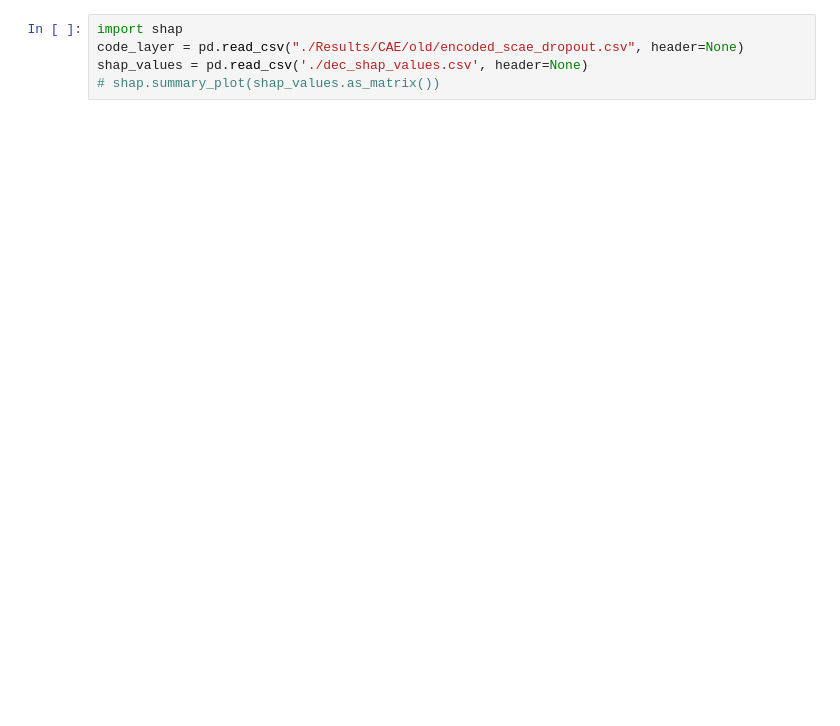
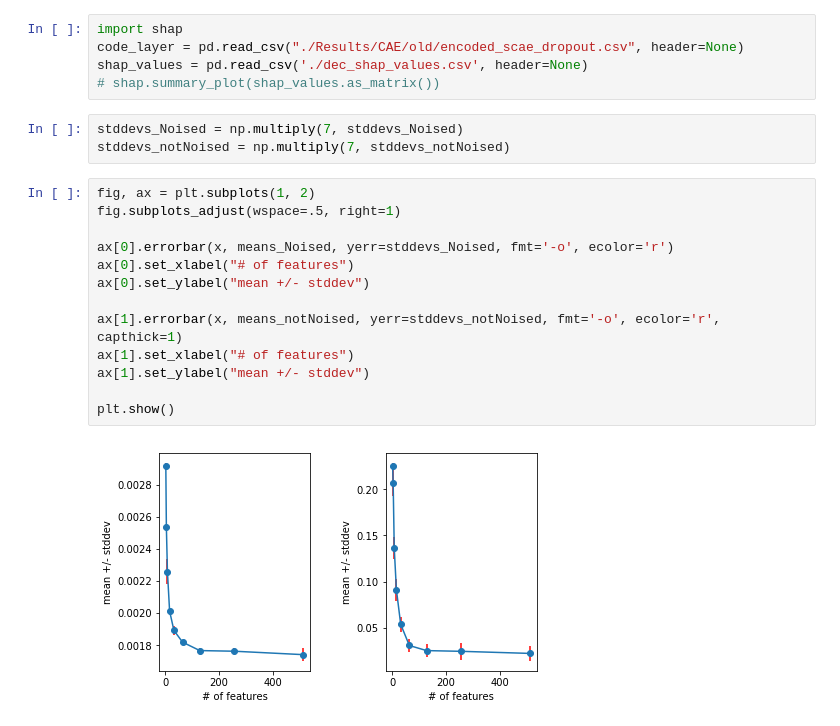
Before and after one commit to Naghipourfar/Feature-Selection, a Jupyter notebook: model/results_anaysis.ipynb, the cells around one changed output. Saved outputs shown, nothing was run; the diff lists cells and outputs as text; blank space fills up the shorter version.

Commit message:
Add new result plots

```diff
--- a/model/results_anaysis.ipynb
+++ b/model/results_anaysis.ipynb
@@ -81,3 +149,21 @@ import shap
 code_layer = pd.read_csv("./Results/CAE/old/encoded_scae_dropout.csv", header=None)
 shap_values = pd.read_csv('./dec_shap_values.csv', header=None)
 # shap.summary_plot(shap_values.as_matrix())
+# %%
+stddevs_Noised = np.multiply(7, stddevs_Noised)
+stddevs_notNoised = np.multiply(7, stddevs_notNoised)
+# %%
+fig, ax = plt.subplots(1, 2)
+fig.subplots_adjust(wspace=.5, right=1)
+
+ax[0].errorbar(x, means_Noised, yerr=stddevs_Noised, fmt='-o', ecolor='r')
+ax[0].set_xlabel("# of features")
+ax[0].set_ylabel("mean +/- stddev")
+
+ax[1].errorbar(x, means_notNoised, yerr=stddevs_notNoised, fmt='-o', ecolor='r', capthick=1)
+ax[1].set_xlabel("# of features")
+ax[1].set_ylabel("mean +/- stddev")
+
+plt.show()
+# %% [output]
+[figure, added]
```
Also changed, not shown: parts of 15 cells of this notebook.
